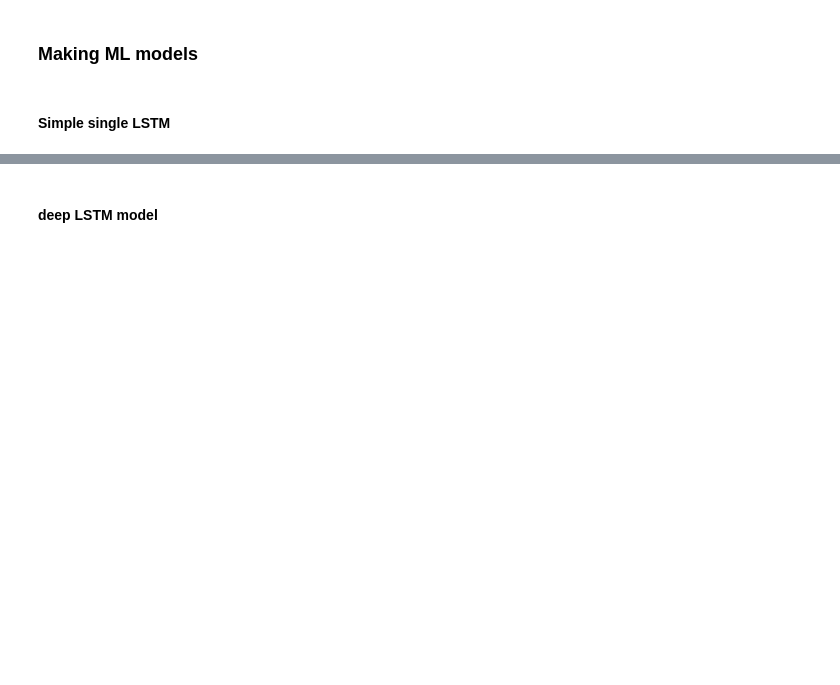
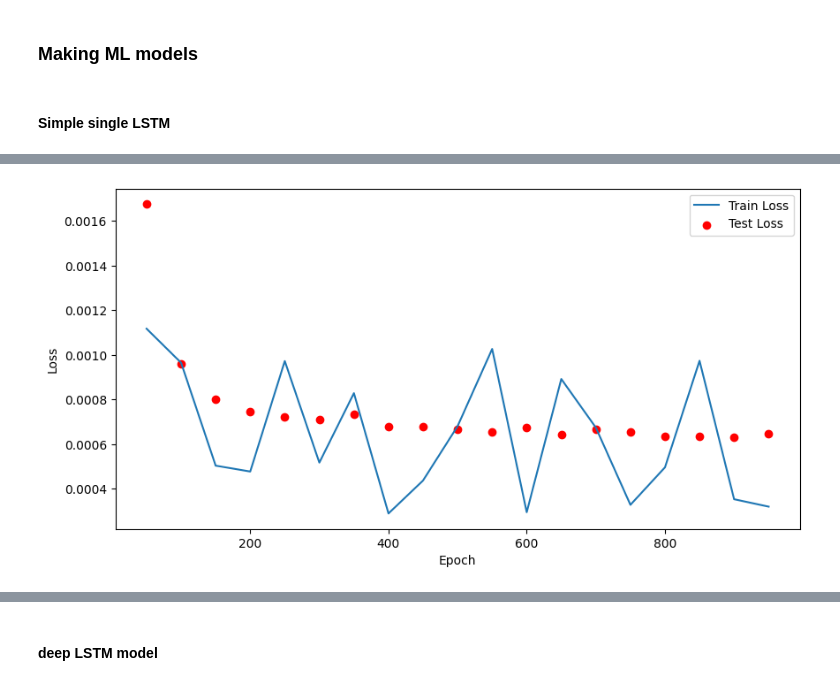
Before and after one commit to seri4ka/diploma, a Jupyter notebook: diploma.ipynb, the cells around one changed output, grey strips where cells are left out. Saved outputs shown, nothing was run; the diff lists cells and outputs as text; code cells hidden in the pictures; blank space fills up the shorter version.

```diff
--- a/diploma.ipynb
+++ b/diploma.ipynb
@@ -143,7 +162,7 @@ all_y = np.array(all_y)
 x, x_final = all_x[:-100], all_x[-100:]
 y, y_final = all_y[:-100], all_y[-100:]
 
-x_train, x_test, y_train, y_test = train_test_split(x, y, test_size=0.2)
+x_train, x_test, y_train, y_test = train_test_split(x, y, test_size=0.2, shuffle=False)
 # %%
 x_train.shape, y_train.shape
 # %% [output]
@@ -175,13 +194,35 @@ Shape of x_train: torch.Size([100, 50, 465])
 Shape of y_train: torch.Size([100])
+# %%
+class TimeSeriesDataset(Dataset):
+    def __init__(self, x_data, y_data):
+        self.x_data = x_data
+        self.y_data = y_data
+
+    def __len__(self):
+        return len(self.x_data)
+
+    def __getitem__(self, idx):
+        return self.x_data[idx], self.y_data[idx]
+
+# Создаем dataset и dataloader
+train_dataset = TimeSeriesDataset(x_train, y_train)
+test_dataset = TimeSeriesDataset(x_test, y_test)
+final_dataset = TimeSeriesDataset(x_final, y_final)
+
+batch_size = 64  # Выбираем подходящий размер батча
+
+train_loader = DataLoader(train_dataset, batch_size=batch_size, shuffle=True)
+test_loader = DataLoader(test_dataset, batch_size=batch_size, shuffle=False)
+final_loader = DataLoader(final_dataset, batch_size=batch_size, shuffle=False)
 # %%
-x_train = x_train.to(device)
-y_train = y_train.to(device)
+# x_train = x_train.to(device)
+# y_train = y_train.to(device)
 
-x_test = x_test.to(device)
-y_test = y_test.to(device)
+# x_test = x_test.to(device)
+# y_test = y_test.to(device)
 
-x_final = x_final.to(device)
-y_final = y_final.to(device)
+# x_final = x_final.to(device)
+# y_final = y_final.to(device)
 # %% [markdown]
 ### Making ML models
 # %% [markdown]
@@ -207,0 +312,10 @@ num_epochs = 5000
+# %%
+plt.figure(figsize=(10, 5))
+plt.plot(range(50, num_epochs, 50), train_losses[1:], label='Train Loss')
+plt.scatter(range(50, num_epochs, 50), test_losses[1:], label='Test Loss', color='r')
+plt.xlabel('Epoch')
+plt.ylabel('Loss')
+plt.legend()
+plt.show()
+# %% [output]
+[figure, added]
```
Also changed, not shown: parts of 29 cells of this notebook.
